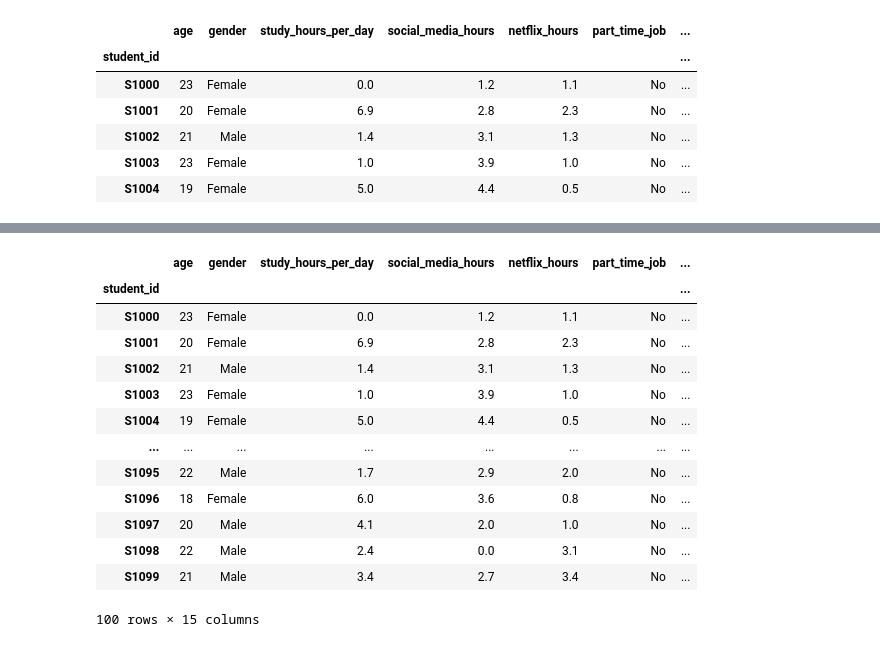
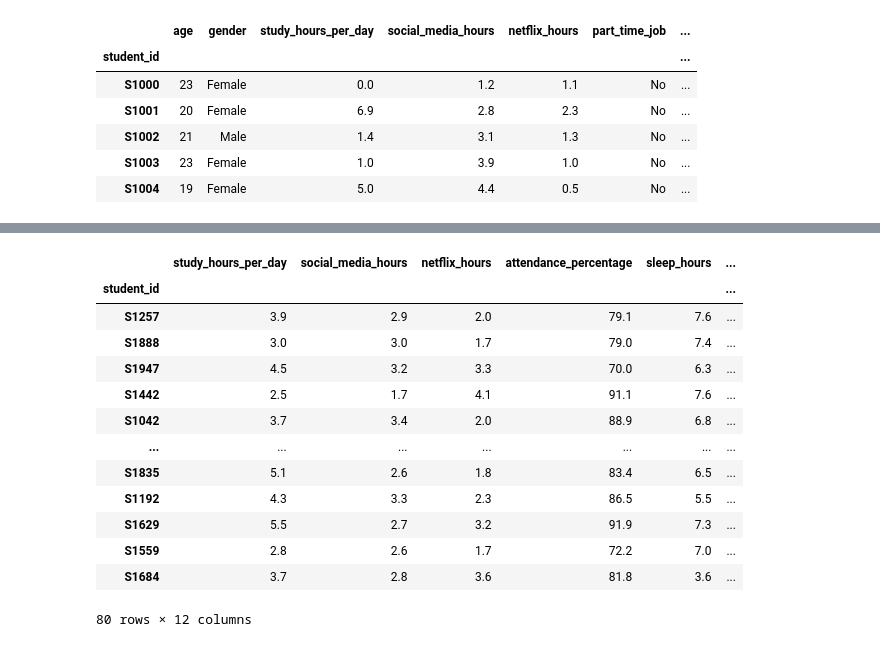
Before and after one commit to kreeett/StudentHabitProject, a Jupyter notebook: main.ipynb, the cells around one changed output, grey strips where cells are left out. Drawn from its saved outputs; the diff is of its cells as text; code cells hidden in the pictures.

```diff
--- a/main.ipynb
+++ b/main.ipynb
@@ -81,23 +100,24 @@ import seaborn as sns
-# %%
-def reset(i):
-    if i==0:
-        return None
-    else:
-        return i
-DF[DF['mental_health_rating']>5]['parental_education_level'].map(lambda l:reset(l) )
-DF[DF['mental_health_rating']>5]['parental_education_level'].unique()
-# %% [output]
-|  | age | gender | study_hours_per_day | social_media_hours | netflix_hours | part_time_job | ... |
-| student_id |  |  |  |  |  |  | ... |
-| S1000 | 23 | Female | 0.0 | 1.2 | 1.1 | No | ... |
-| S1001 | 20 | Female | 6.9 | 2.8 | 2.3 | No | ... |
-| S1002 | 21 | Male | 1.4 | 3.1 | 1.3 | No | ... |
-| S1003 | 23 | Female | 1.0 | 3.9 | 1.0 | No | ... |
-| S1004 | 19 | Female | 5.0 | 4.4 | 0.5 | No | ... |
-| ... | ... | ... | ... | ... | ... | ... | ... |
-| S1095 | 22 | Male | 1.7 | 2.9 | 2.0 | No | ... |
-| S1096 | 18 | Female | 6.0 | 3.6 | 0.8 | No | ... |
-| S1097 | 20 | Male | 4.1 | 2.0 | 1.0 | No | ... |
-| S1098 | 22 | Male | 2.4 | 0.0 | 3.1 | No | ... |
-| S1099 | 21 | Male | 3.4 | 2.7 | 3.4 | No | ... |
-100 rows × 15 columns
+# %%
+ordinalCols = ['parental_education_level','internet_quality','extracurricular_participation','part_time_job','diet_quality']
+trainx,validx,trainy,validy = train_test_split(x,y,train_size=80,random_state=0)
+ltrainx =trainx.copy()
+lvalidx = validx.copy()
+ordEN = OrdinalEncoder()
+ltrainx[ordinalCols] = ordEN.fit_transform(ltrainx[ordinalCols])
+lvalidx[ordinalCols] = ordEN.transform(lvalidx[ordinalCols])
+ltrainx
+# %% [output]
+|  | study_hours_per_day | social_media_hours | netflix_hours | attendance_percentage | sleep_hours | ... |
+| student_id |  |  |  |  |  | ... |
+| S1257 | 3.9 | 2.9 | 2.0 | 79.1 | 7.6 | ... |
+| S1888 | 3.0 | 3.0 | 1.7 | 79.0 | 7.4 | ... |
+| S1947 | 4.5 | 3.2 | 3.3 | 70.0 | 6.3 | ... |
+| S1442 | 2.5 | 1.7 | 4.1 | 91.1 | 7.6 | ... |
+| S1042 | 3.7 | 3.4 | 2.0 | 88.9 | 6.8 | ... |
+| ... | ... | ... | ... | ... | ... | ... |
+| S1835 | 5.1 | 2.6 | 1.8 | 83.4 | 6.5 | ... |
+| S1192 | 4.3 | 3.3 | 2.3 | 86.5 | 5.5 | ... |
+| S1629 | 5.5 | 2.7 | 3.2 | 91.9 | 7.3 | ... |
+| S1559 | 2.8 | 2.6 | 1.7 | 72.2 | 7.0 | ... |
+| S1684 | 3.7 | 2.8 | 3.6 | 81.8 | 3.6 | ... |
+80 rows × 12 columns
```
Also changed, not shown: parts of 5 cells of this notebook.
